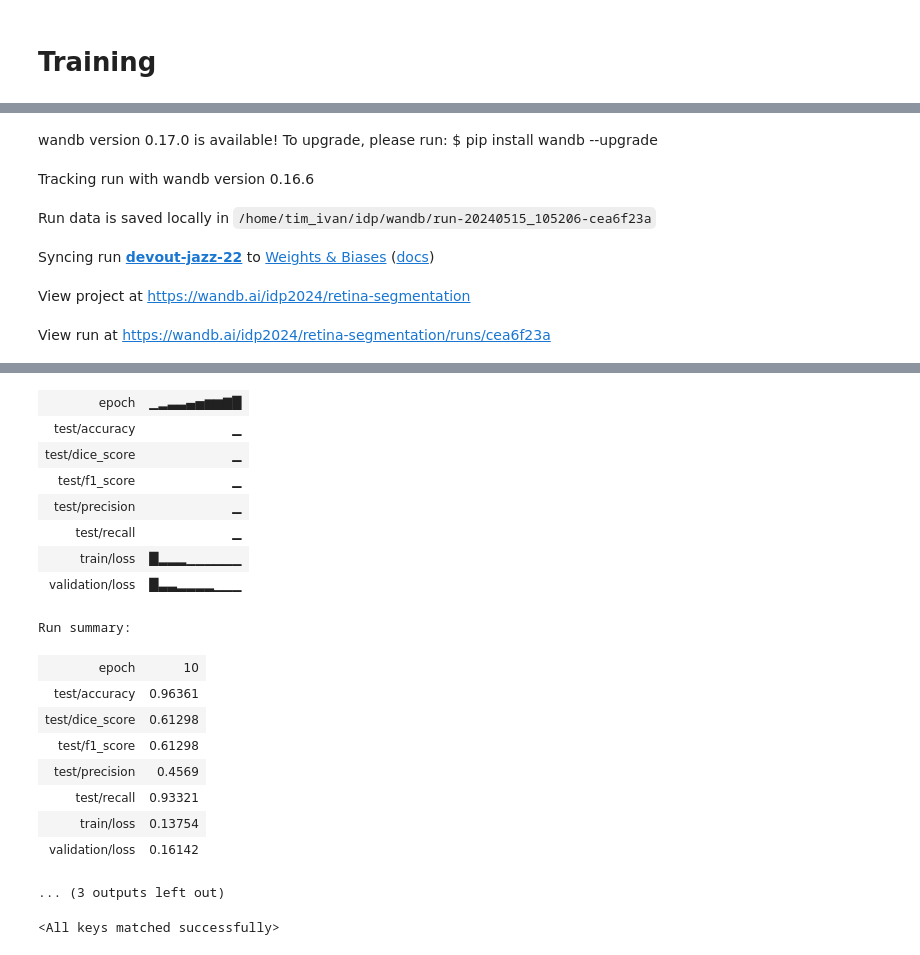
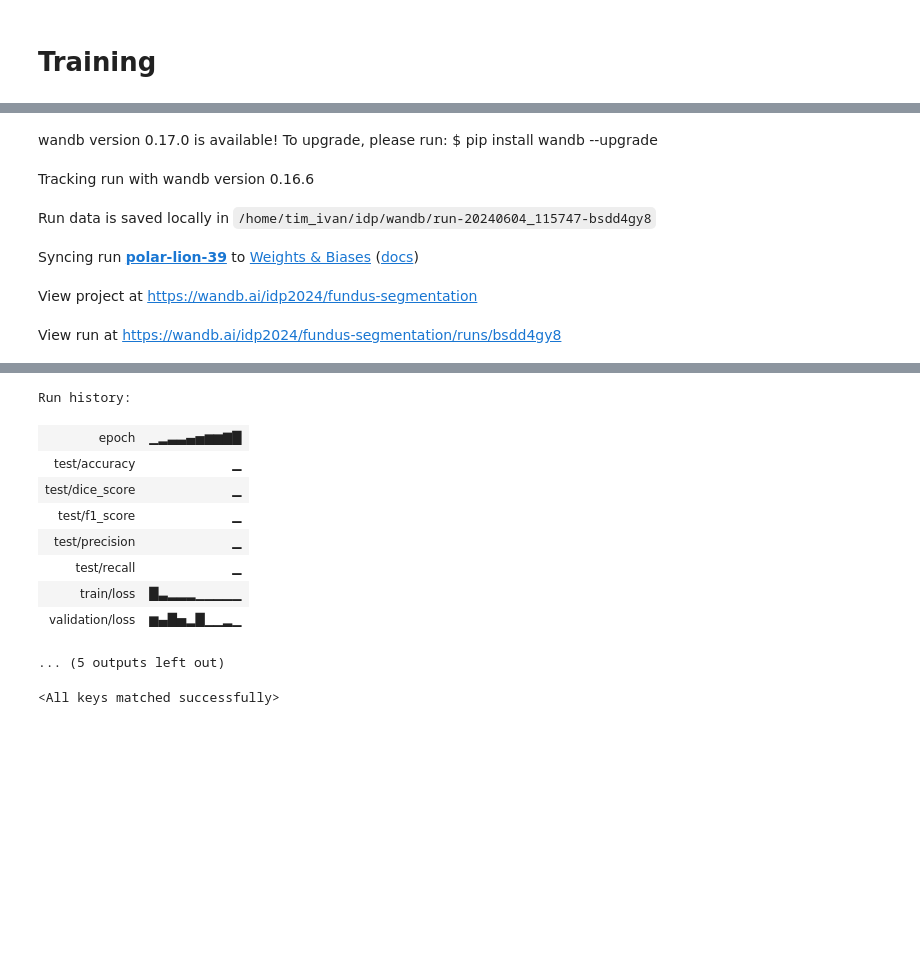
Before and after one commit to TimMachTUM/hsi-brain-segmentation, a Jupyter notebook: fundus-segmentation.ipynb, the cells around one changed output, grey strips where cells are left out. Saved outputs shown, nothing was run; the diff lists cells and outputs as text; code cells hidden in the pictures; blank space fills up the shorter version.

```diff
--- a/fundus-segmentation.ipynb
+++ b/fundus-segmentation.ipynb
@@ -99,23 +126,23 @@ show_images(*zip(*[dataset[i] for i in range(5)]))
 import segmentation_models_pytorch as smp
 import torch.nn as nn
 import torch
-from util import model_pipeline
+from segmentation_util import model_pipeline
 import matplotlib.pyplot as plt
 
 config = {
-    'model': 'Unet-resnext101_32x8d-512x512',
+    'model': 'Unet-resnet152-512x512-augmented-with-random-crops',
     'learnnig_rate': 0.001,
     'epochs': 10,
-    'batch_size': 8,
+    'batch_size': trainloader.batch_size,
     'optimizer': 'Adam',
-    'criterion': 'DiceLoss',
+    'criterion': 'BCEWithLogitsLoss',
 }
 
-model = smp.Unet('resnext101_32x8d', in_channels=1, classes=1)
-device = torch.device('cuda:0' if torch.cuda.is_available() else 'cpu')
+model = smp.Unet('resnet152', in_channels=1, classes=1)
+device = torch.device('cuda:2' if torch.cuda.is_available() else 'cpu')
 optimizer = torch.optim.Adam(model.parameters(), lr=config['learnnig_rate'])
-criterion = smp.losses.DiceLoss(mode='binary')
-# criterion = nn.BCEWithLogitsLoss()
+#criterion = smp.losses.DiceLoss(mode='binary')
+criterion = nn.BCEWithLogitsLoss()
 
 model, train_losses, val_losses = model_pipeline(model, trainloader=trainloader,
                                                  validationloader=validationloader,
@@ -142,7 +168,7 @@ Failed to detect the name of this notebook, you can set it manually with the WAN
 wandb: Currently logged in as: tim-mach (idp2024). Use `wandb login --relogin` to force relogin
 wandb version 0.17.0 is available! To upgrade, please run: $ pip install wandb --upgrade
 Tracking run with wandb version 0.16.6
-Run data is saved locally in /home/tim_ivan/idp/wandb/run-20240515_105206-cea6f23a
+Run data is saved locally in /home/tim_ivan/idp/wandb/run-20240604_115747-bsdd4gy8
-Syncing run devout-jazz-22 to Weights & Biases (docs)
+Syncing run polar-lion-39 to Weights & Biases (docs)
-View project at https://wandb.ai/idp2024/retina-segmentation
+View project at https://wandb.ai/idp2024/fundus-segmentation
-View run at https://wandb.ai/idp2024/retina-segmentation/runs/cea6f23a
+View run at https://wandb.ai/idp2024/fundus-segmentation/runs/bsdd4gy8
@@ -167,21 +202,13 @@ Run history:
+Run history:
 | epoch | ▁▂▃▃▄▅▆▆▇█ |
 | test/accuracy | ▁ |
 | test/dice_score | ▁ |
 | test/f1_score | ▁ |
 | test/precision | ▁ |
 | test/recall | ▁ |
-| train/loss | █▂▂▂▁▁▁▁▁▁ |
-| validation/loss | █▃▃▂▂▂▂▁▁▁ |
+| train/loss | █▃▂▂▂▁▁▁▁▁ |
+| validation/loss | ▆▄█▅▂█▁▁▂▁ |
-Run summary:
-| epoch | 10 |
-| test/accuracy | 0.96361 |
-| test/dice_score | 0.61298 |
-| test/f1_score | 0.61298 |
-| test/precision | 0.4569 |
-| test/recall | 0.93321 |
-| train/loss | 0.13754 |
-| validation/loss | 0.16142 |
-... (3 outputs left out)
+... (5 outputs left out)
 # %%
 import segmentation_models_pytorch as smp
 import torch
```
Also changed, not shown: parts of 5 cells of this notebook.
